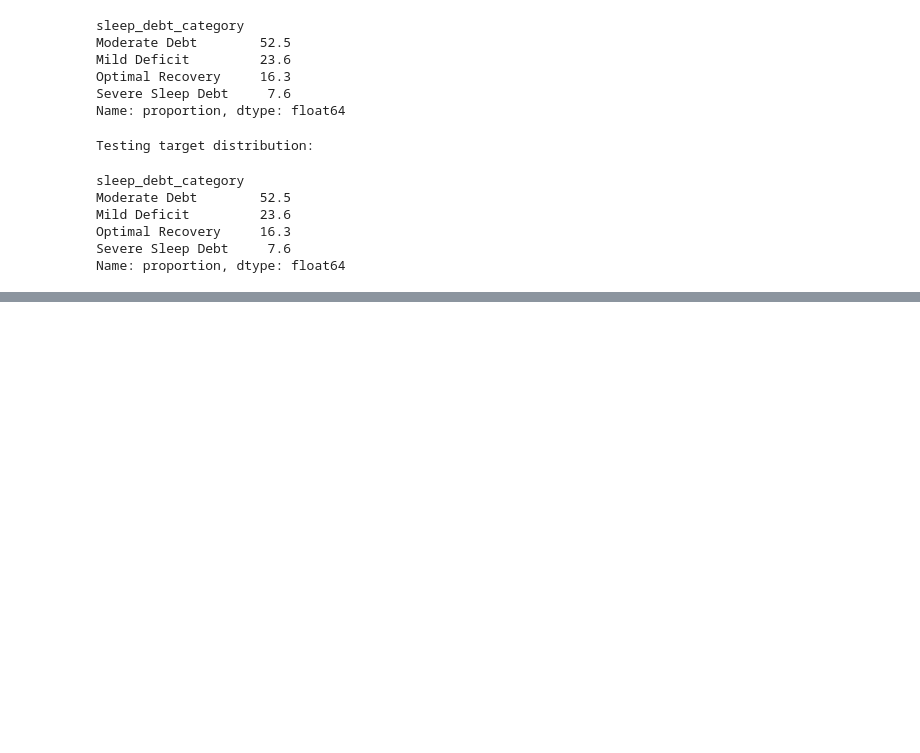
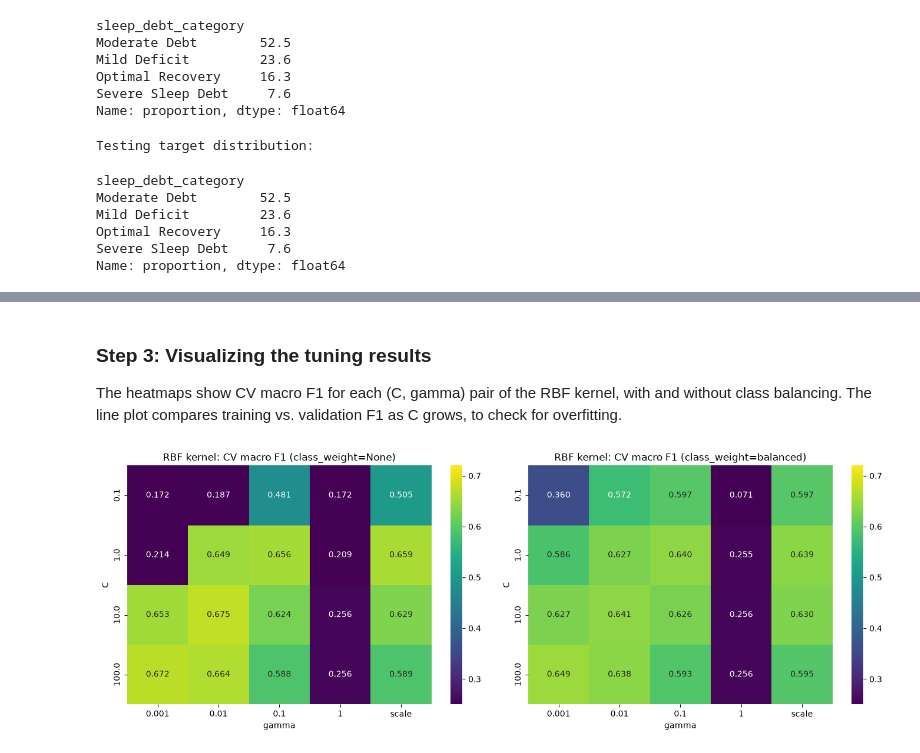
Before and after one commit to amandarinle/ML-SleepDebt-Project, a Jupyter notebook: sleep_debt_project.ipynb, the cells around one changed output, grey strips where cells are left out. Saved outputs shown, nothing was run; the diff lists cells and outputs as text; code cells hidden in the pictures; blank space fills up the shorter version.

```diff
--- a/sleep_debt_project.ipynb
+++ b/sleep_debt_project.ipynb
@@ -961,0 +1066,25 @@ preprocessor = ColumnTransformer(
+# %%
+# tidy table of all grid search results
+grid_results = pd.DataFrame(svm_grid.cv_results_)
+grid_results["kernel"] = grid_results["param_svm__kernel"]
+grid_results["C"] = grid_results["param_svm__C"]
+grid_results["gamma"] = grid_results["param_svm__gamma"].map(lambda g: "-" if pd.isna(g) else str(g))
+grid_results["degree"] = grid_results["param_svm__degree"].map(lambda d: "-" if pd.isna(d) else str(int(d)))
+grid_results["class_weight"] = grid_results["param_svm__class_weight"].map(lambda w: "None" if pd.isna(w) else str(w))
+
+summary_cols = ["kernel", "C", "gamma", "degree", "class_weight",
+                "mean_test_f1_macro", "mean_test_accuracy", "mean_test_balanced_accuracy",
+                "mean_train_f1_macro"]
+
+# top 10 configurations overall
+display(grid_results.sort_values("mean_test_f1_macro", ascending=False)[summary_cols].head(10).round(3))
+
+# best configuration for each kernel
+best_per_kernel = (grid_results.sort_values("mean_test_f1_macro", ascending=False)
+                   .groupby("kernel").head(1)[summary_cols])
+display(best_per_kernel.round(3))
+
+# effect of class balancing: best score for each kernel with and without class_weight="balanced"
+display(grid_results.pivot_table(index="kernel", columns="class_weight",
+                                 values=["mean_test_f1_macro", "mean_test_balanced_accuracy"],
+                                 aggfunc="max").round(3))
@@ -961,0 +1122,21 @@ preprocessor = ColumnTransformer(
+# %% [markdown]
+### Step 3: Visualizing the tuning results
+
+The heatmaps show CV macro F1 for each (C, gamma) pair of the RBF kernel, with and without class balancing. The line plot compares training vs. validation F1 as C grows, to check for overfitting.
+# %%
+rbf_results = grid_results[grid_results["kernel"] == "rbf"]
+
+fig, axes = plt.subplots(1, 2, figsize=(14, 5))
+for ax, cw in zip(axes, ["None", "balanced"]):
+    pivot = (rbf_results[rbf_results["class_weight"] == cw]
+             .pivot_table(index="C", columns="gamma", values="mean_test_f1_macro"))
+    gamma_order = sorted([g for g in pivot.columns if g != "scale"], key=float) + ["scale"]
+    pivot = pivot[gamma_order]
+    sns.heatmap(pivot, annot=True, fmt=".3f", cmap="viridis", ax=ax, vmin=0.25, vmax=0.72)
+    ax.set_title(f"RBF kernel: CV macro F1 (class_weight={cw})")
+    ax.set_xlabel("gamma")
+    ax.set_ylabel("C")
+plt.tight_layout()
+plt.show()
+# %% [output]
+[figure, added]
```
Also changed, not shown: parts of 34 cells of this notebook.
